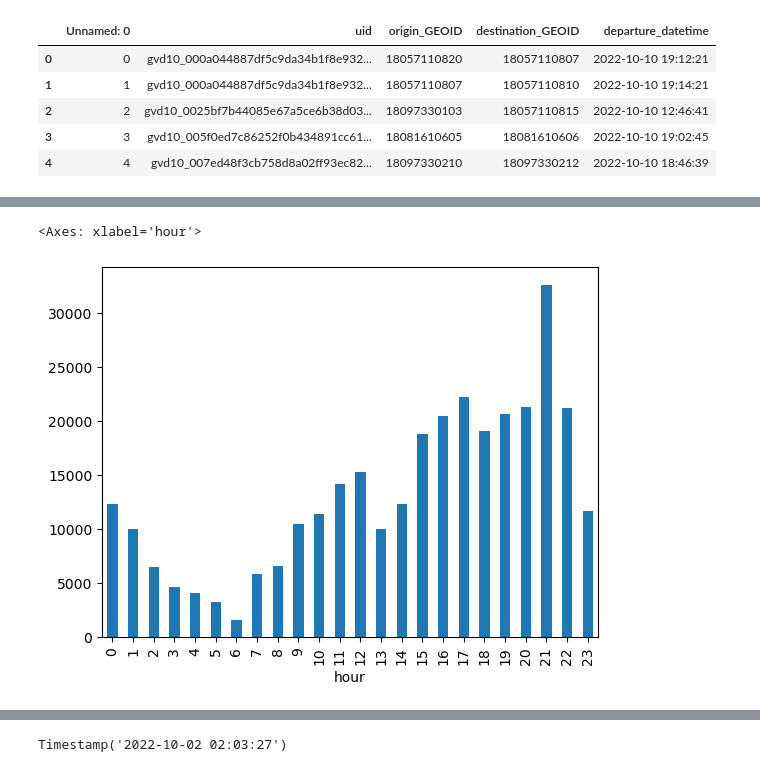
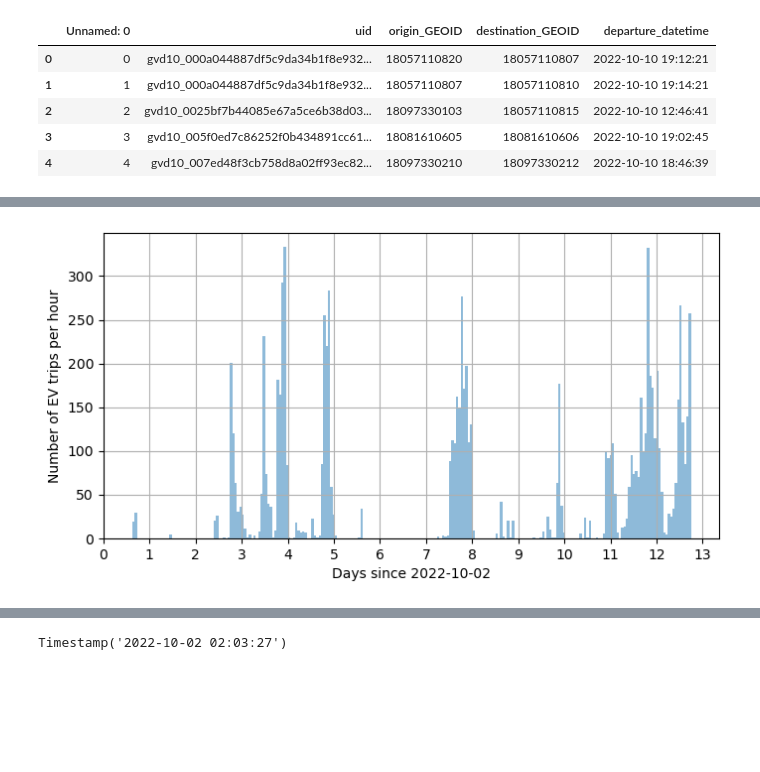
Before and after one commit to umnilab/METS-R_SIM, a Jupyter notebook: METS_R/util/IN data preparation/data_preparation.ipynb, the cells around one changed output, grey strips where cells are left out. Cells and saved outputs as stored; diff of their text form; code cells hidden in the pictures; blank space fills up the shorter version.

```diff
--- a/METS_R/util/IN data preparation/data_preparation.ipynb
+++ b/METS_R/util/IN data preparation/data_preparation.ipynb
@@ -142,3 +153,11 @@ df_ev = pd.merge(df_ev, df_zone[['GEOID', 'zone_id']], left_on='origin_GEOID', r
 df_ev = pd.merge(df_ev, df_zone[['GEOID', 'zone_id']], left_on='destination_GEOID', right_on='GEOID', how='left')
 
 df_ev['departure_datetime'] = pd.to_datetime(df_ev['departure_datetime'])
+# %%
+df_ev['date'] = df_ev['departure_datetime'].dt.date
+
+df_gv['date'] = df_gv['departure_datetime'].dt.date
+
+# count the number of trips by date
+agg_ev = df_ev.groupby('date').size().reset_index(name='count')
+agg_gv = df_gv.groupby('date').size().reset_index(name='count')
@@ -145,10 +196,23 @@ df_ev['departure_datetime'] = pd.to_datetime(df_ev['departure_datetime'])
 # %%
 start_time = pd.Timestamp('2022-10-02 0:00:00')
-# %%
-# visualize hourly demand from starting time in bar plots
-fig, ax = plt.subplots(figsize=(10, 6))
-
-df_ev['hour'] = (df_ev['departure_datetime'] - start_time).dt.total_seconds() // 3600
-# %% [output]
-<Axes: xlabel='hour'>
-[figure, removed]
+# %%
+# visualize hourly demand from starting time in bar plots
+fig, ax = plt.subplots(figsize=(8, 4))
+
+df_ev['hour'] = (df_ev['departure_datetime'] - start_time).dt.total_seconds() // 3600
+
+df_ev['hour'].hist(bins=24*10, ax=ax, alpha=0.5, label='EV')
+
+# display as day
+ax.set_xticks(np.arange(0, 24*14, 24))
+ax.set_xticklabels(np.arange(14))
+
+# plt.title("EV trips per hour")
+
+plt.xlabel("Days since 2022-10-02")
+
+plt.ylabel("Number of EV trips per hour")
+
+plt.savefig("ev_hourly_demand.png")
+# %% [output]
+[figure, added]
```
Also changed, not shown: parts of 5 cells of this notebook, 41 other files.
